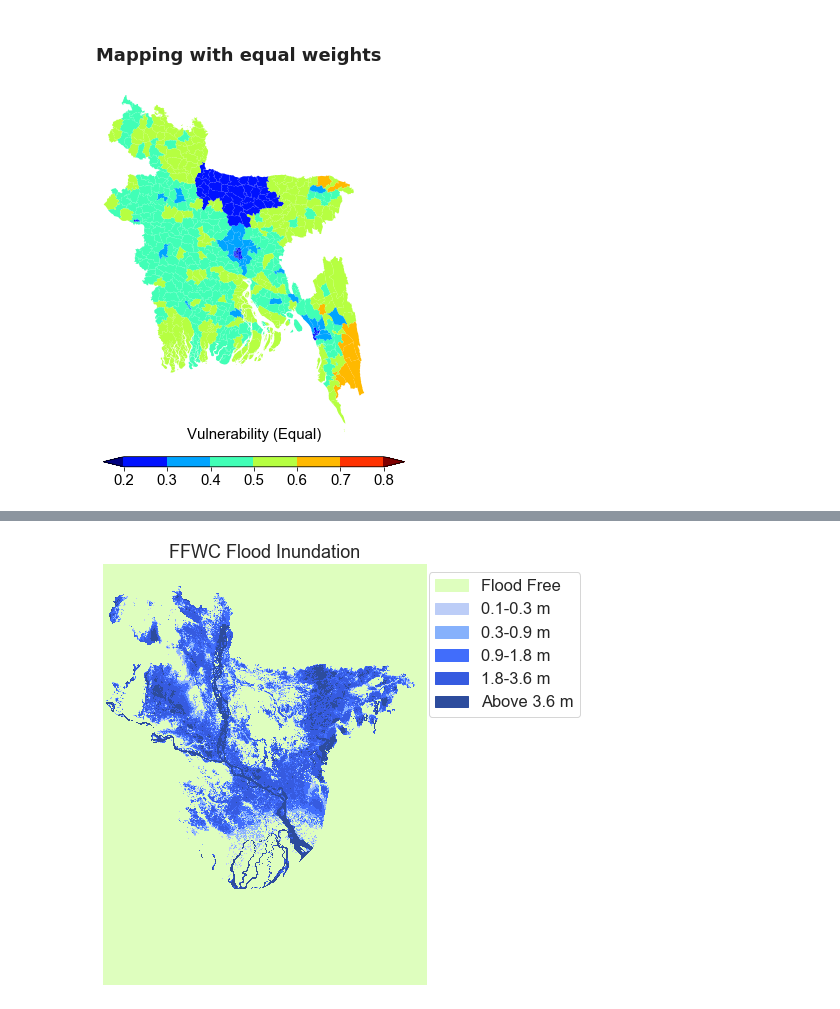
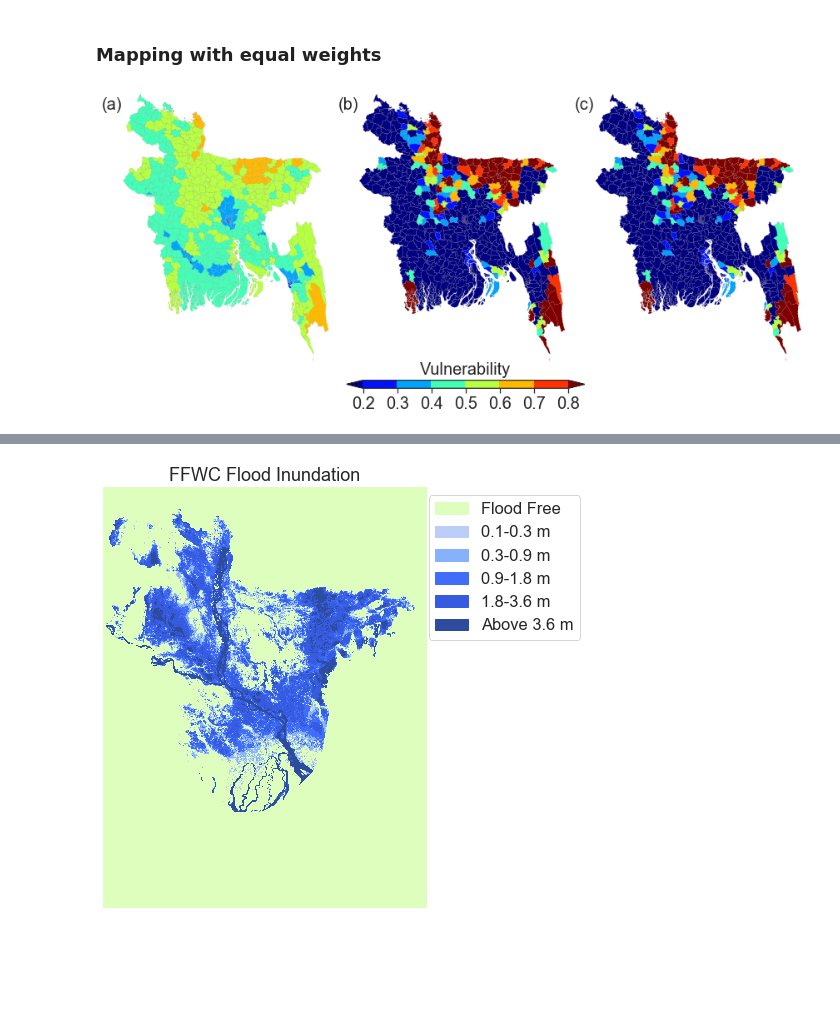
Before and after one commit to gnodnooh/VulnRiskImpact-BGD, a Jupyter notebook: FVI_Assessment.ipynb, the cells around one changed output, grey strips where cells are left out. Drawn from its saved outputs; the diff is of its cells as text; code cells hidden in the pictures; blank space fills up the shorter version.

```diff
--- a/FVI_Assessment.ipynb
+++ b/FVI_Assessment.ipynb
@@ -29,6 +29,9 @@ shape['ADM3_PCODE'] = shape['ADM3_PCODE'].astype(int)
 data = pd.read_hdf('./data/data.hdf')
 data_dist = pd.read_hdf('./data/data_dist.hdf')
 data_table = pd.read_hdf('./data/data_table.hdf')
+# Add a dot to the district variables
+name_dot = data_table['Name'].copy()
+name_dot[data_table['Scale'] == "District"] = name_dot[data_table['Scale'] == "District"] + '*'
 
 # Label short names
 data_table['Domain'] = data_table['Domain'].replace({'Demographic':'DEMO',
@@ -67,7 +70,8 @@ index = data_table[data_table['Scale'] == 'District'].index
 # - Replace Upazila correaltions to District correlation for district-level variables
 corrmat.iloc[index,:] = corrmat_dist.iloc[index,:]
 corrmat.iloc[:,index] = corrmat_dist.iloc[:,index]
-# mask = np.triu(np.ones_like(corrmat, dtype=np.bool))
+# - Replace name_dot
+corrmat.columns = name_dot; corrmat.index = name_dot
 
 # Plotting
 sns.set(style="white", font_scale=1)
@@ -149,35 +153,39 @@ cmap, norm, vmin, vmax, ticks, boundaries = fhv.cbarpam(bounds, 'jet', labloc='o
 # %% [markdown]
 ### Mapping with equal weights
 # %%
-# Mapping
-# sns.set_style("white", {'axes.linewidth': 1, 'grid.color': 'black'})
-
 # Plotting
-figlabel = 'Vulnerability (Equal)'
-fig, ax = plt.subplots(nrows=1,ncols=1,figsize=(4,5), facecolor='w')
-ax.set_axis_off()
-ax.set_aspect('equal')
-ax.axis(lims)
-map_upazila.plot(ax=ax, column='equal',
-        cmap=cmap, norm=norm, vmin=vmin, vmax=vmax)
+sns.set_style("white", {'axes.linewidth': 1, 'grid.color': 'black'})
+fignumb = ['(a)', '(b)', '(c)']
+figlabel = 'Vulnerability'
+fig, axes = plt.subplots(nrows=1,ncols=3,figsize=(12,5), facecolor='w')
+for (i, el) in enumerate(['equal','random','random']):
+    ax = axes.flatten('F')[i]
+    ax.set_axis_off()
+    ax.set_aspect('equal')
+    ax.axis(lims)
+    map_upazila.plot(ax=ax, column=el,
+            cmap=cmap, norm=norm, vmin=vmin, vmax=vmax, linewidth=0.1, edgecolor='grey')
+    ax.annotate(fignumb[i], xy=(-0.05, 0.96), xycoords='axes fraction',
+                horizontalalignment='center', verticalalignment='center',
+                fontname='arial',fontsize=20)
 plt.tight_layout()
 # Colorbar
 cax = inset_axes(ax, width="46%", height="3%",
                  loc='lower left',
-                 bbox_to_anchor=(0, -0.1, 2.5, 1),
+                 bbox_to_anchor=(-1.2, -0.1, 2.5, 1),
                  bbox_transform=ax.transAxes,borderpad=0)
 cbar = mpl.colorbar.ColorbarBase(cax, cmap=cmap, norm=norm,
                                  boundaries=boundaries,
                                  extend='both',
                                  extendfrac=0.08,
                                  ticks = ticks,
                                  spacing='uniform',
                                  orientation='horizontal')
 cbar.ax.set_xticklabels(['%.1f'%lb for lb in np.array(bounds)],
-                        fontname='arial', fontsize=15)
+                        fontname='arial', fontsize=20)
 cbar.set_label(figlabel, labelpad=-60,
-               fontname='arial', fontsize=15,
+               fontname='arial', fontsize=20,
                horizontalalignment='center')
 plt.show()
 # %% [output]
-[figure, old version]
+[figure, new version]
```
Also changed, not shown: parts of 5 cells of this notebook, 2 other files.
